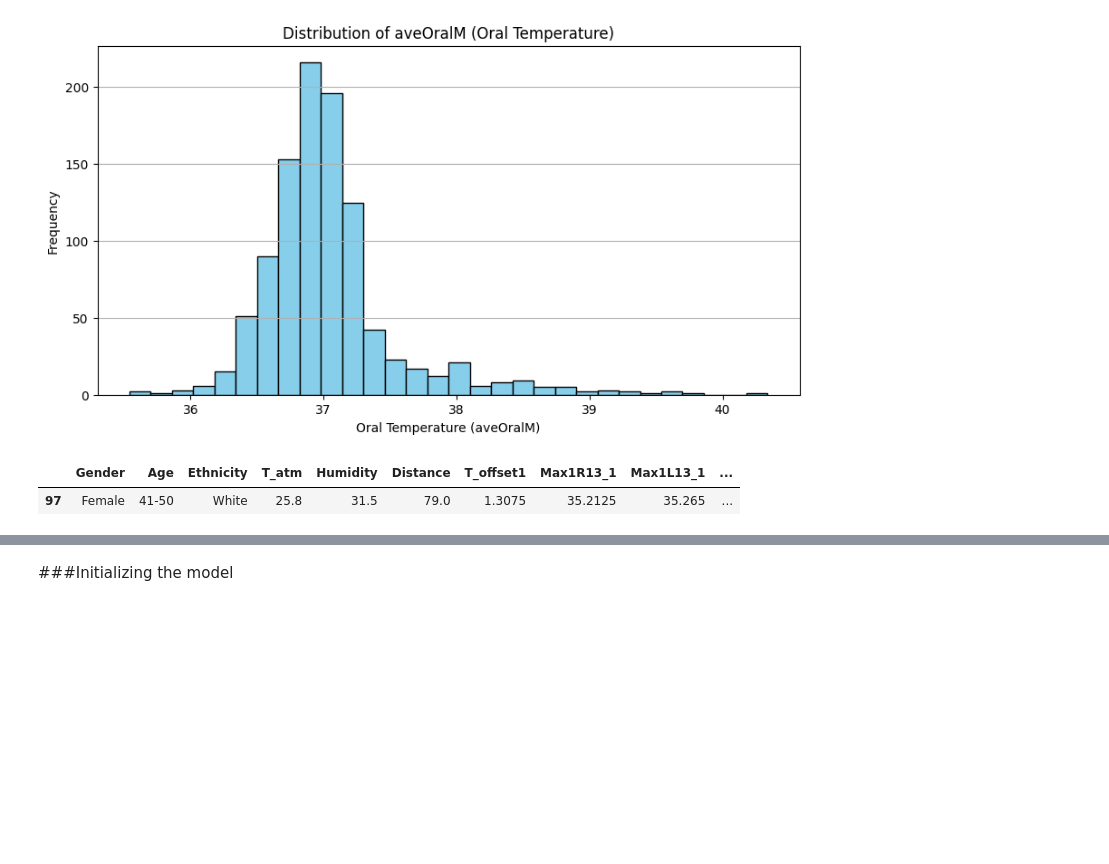
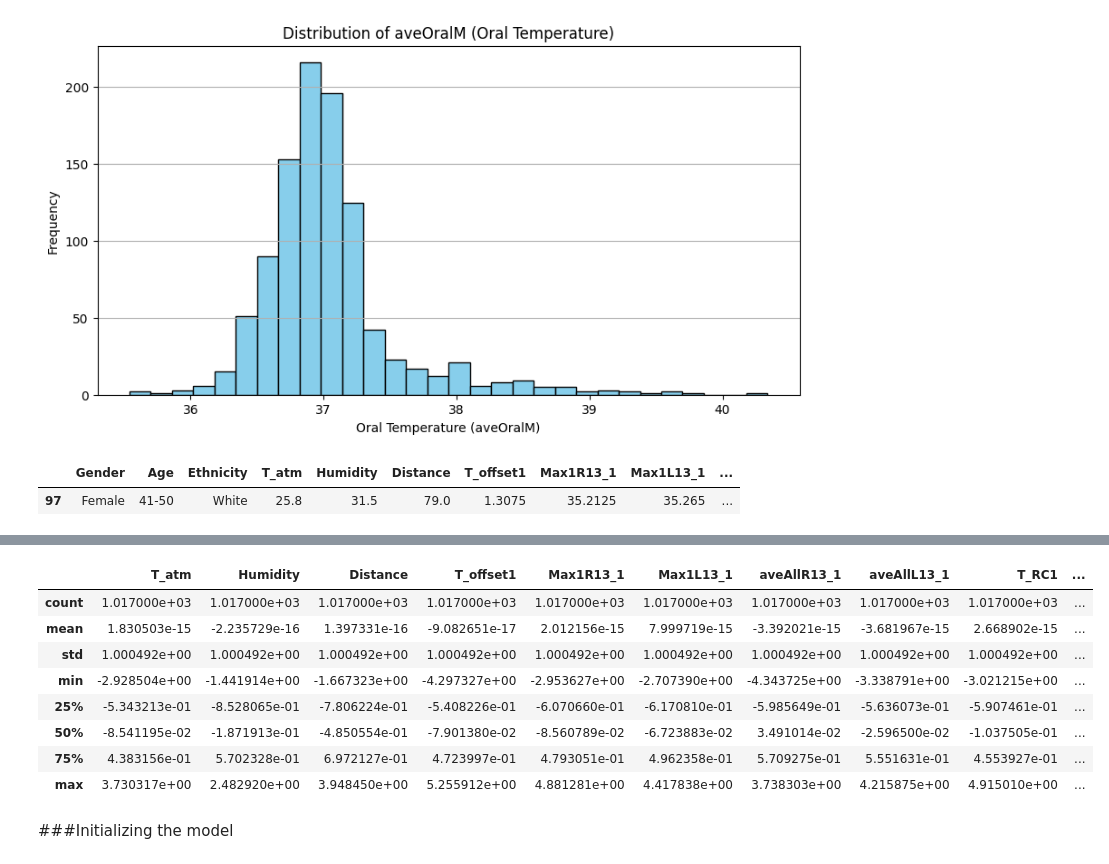
Before and after one commit to benbaz-2/comp551, a Jupyter notebook: assignment_1_regression_aziz.ipynb, the cells around one changed output, grey strips where cells are left out. Drawn from its saved outputs; the diff is of its cells as text; code cells hidden in the pictures; blank space fills up the shorter version.

```diff
--- a/assignment_1_regression_aziz.ipynb
+++ b/assignment_1_regression_aziz.ipynb
@@ -291,6 +274,18 @@ X = pd.get_dummies(X, drop_first=True)
 
 # converting to ints
 X[X.select_dtypes(include=bool).columns] = X[X.select_dtypes(include=bool).columns].astype(int)
+# %%
+X.describe()
+# %% [output]
+|  | T_atm | Humidity | Distance | T_offset1 | Max1R13_1 | Max1L13_1 | aveAllR13_1 | aveAllL13_1 | T_RC1 | ... |
+| count | 1.017000e+03 | 1.017000e+03 | 1.017000e+03 | 1.017000e+03 | 1.017000e+03 | 1.017000e+03 | 1.017000e+03 | 1.017000e+03 | 1.017000e+03 | ... |
+| mean | 1.830503e-15 | -2.235729e-16 | 1.397331e-16 | -9.082651e-17 | 2.012156e-15 | 7.999719e-15 | -3.392021e-15 | -3.681967e-15 | 2.668902e-15 | ... |
+| std | 1.000492e+00 | 1.000492e+00 | 1.000492e+00 | 1.000492e+00 | 1.000492e+00 | 1.000492e+00 | 1.000492e+00 | 1.000492e+00 | 1.000492e+00 | ... |
+| min | -2.928504e+00 | -1.441914e+00 | -1.667323e+00 | -4.297327e+00 | -2.953627e+00 | -2.707390e+00 | -4.343725e+00 | -3.338791e+00 | -3.021215e+00 | ... |
+| 25% | -5.343213e-01 | -8.528065e-01 | -7.806224e-01 | -5.408226e-01 | -6.070660e-01 | -6.170810e-01 | -5.985649e-01 | -5.636073e-01 | -5.907461e-01 | ... |
+| 50% | -8.541195e-02 | -1.871913e-01 | -4.850554e-01 | -7.901380e-02 | -8.560789e-02 | -6.723883e-02 | 3.491014e-02 | -2.596500e-02 | -1.037505e-01 | ... |
+| 75% | 4.383156e-01 | 5.702328e-01 | 6.972127e-01 | 4.723997e-01 | 4.793051e-01 | 4.962358e-01 | 5.709275e-01 | 5.551631e-01 | 4.553927e-01 | ... |
+| max | 3.730317e+00 | 2.482920e+00 | 3.948450e+00 | 5.255912e+00 | 4.881281e+00 | 4.417838e+00 | 3.738303e+00 | 4.215875e+00 | 4.915010e+00 | ... |
 # %% [markdown]
 ###Initializing the model
 # %%
```
Also changed, not shown: parts of 11 cells of this notebook.
